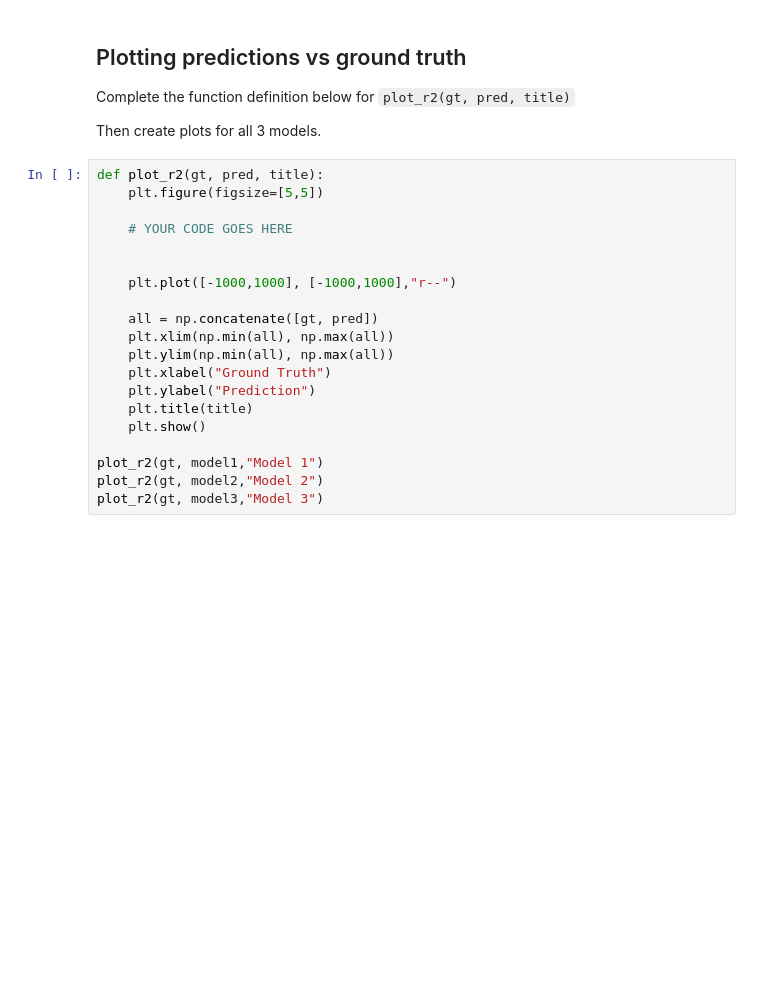
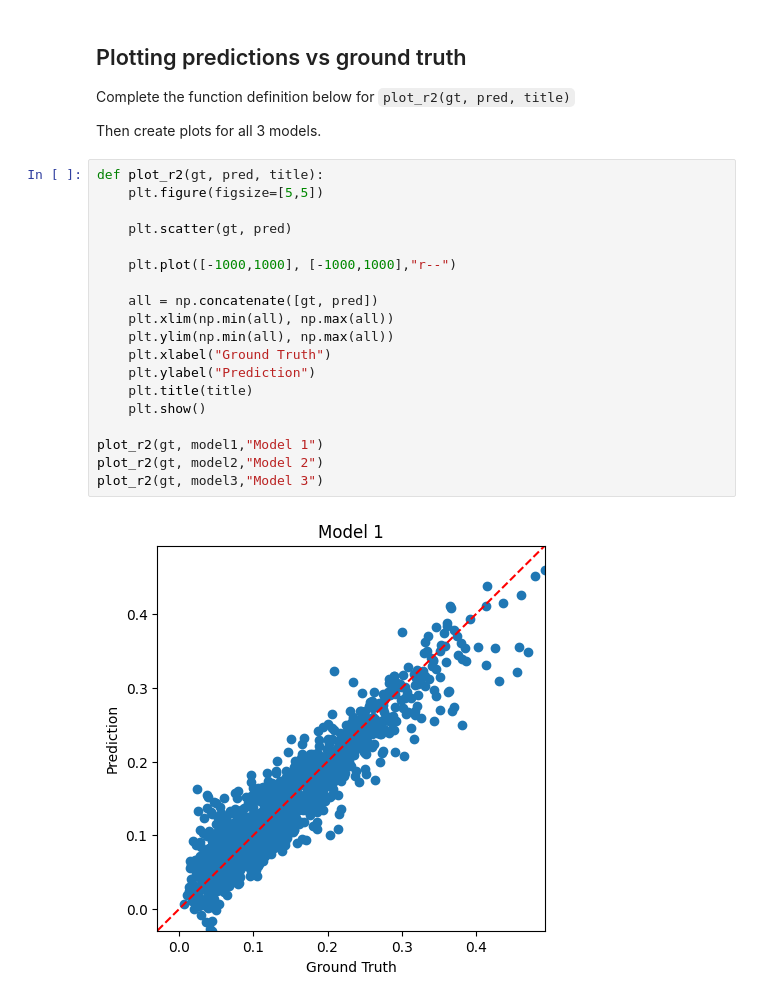
Before and after one commit to judson35/AI-ML, a Jupyter notebook: HW9/M9-L1-P2.ipynb, the cells around one changed output. Cells and saved outputs as stored; diff of their text form; blank space fills up the shorter version.

```diff
--- a/HW9/M9-L1-P2.ipynb
+++ b/HW9/M9-L1-P2.ipynb
@@ -73,20 +90,21 @@ Then create plots for all 3 models.
 # %%
 def plot_r2(gt, pred, title):
     plt.figure(figsize=[5,5])
 
-    # YOUR CODE GOES HERE
-
+    plt.scatter(gt, pred)
 
     plt.plot([-1000,1000], [-1000,1000],"r--")
 
     all = np.concatenate([gt, pred])
     plt.xlim(np.min(all), np.max(all))
     plt.ylim(np.min(all), np.max(all))
     plt.xlabel("Ground Truth")
     plt.ylabel("Prediction")
     plt.title(title)
     plt.show()
 
 plot_r2(gt, model1,"Model 1")
 plot_r2(gt, model2,"Model 2")
 plot_r2(gt, model3,"Model 3")
+# %% [output]
+[figure, added]
```
Also changed, not shown: parts of 5 cells of this notebook, 8 other files.
